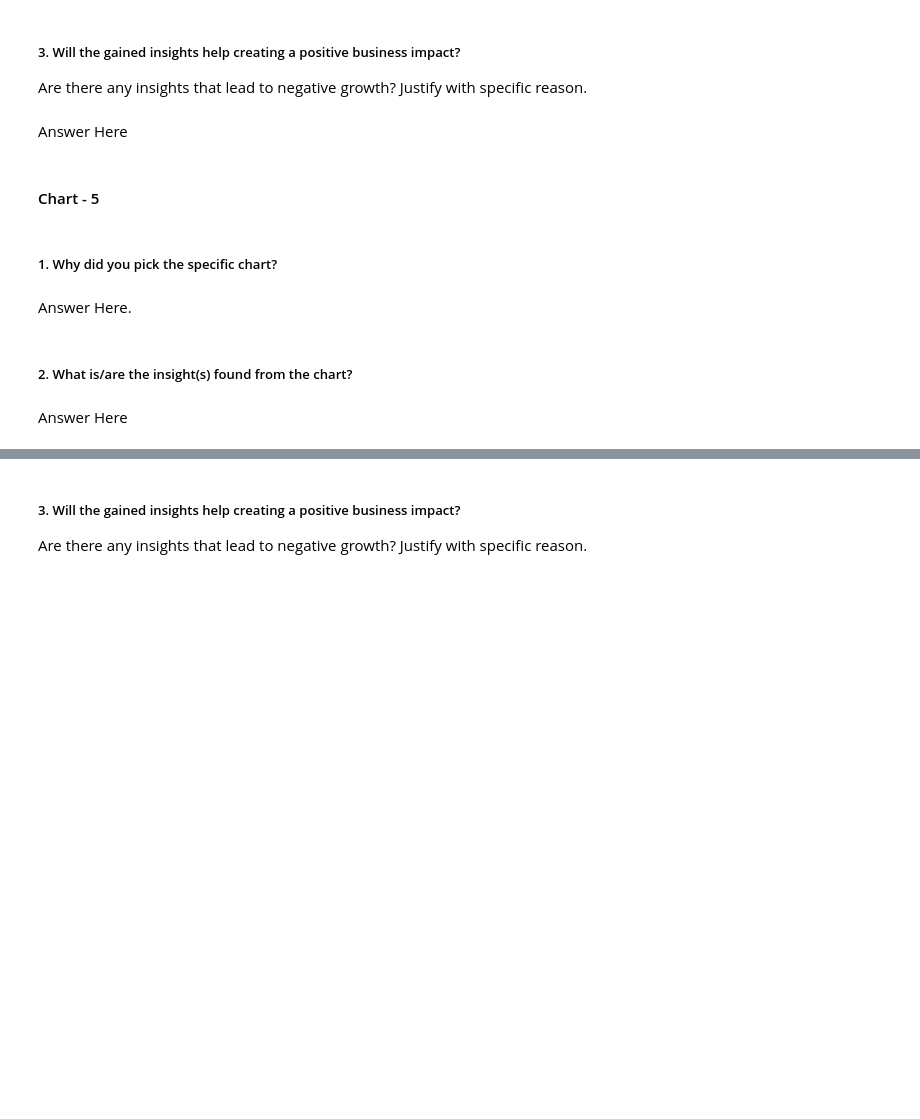
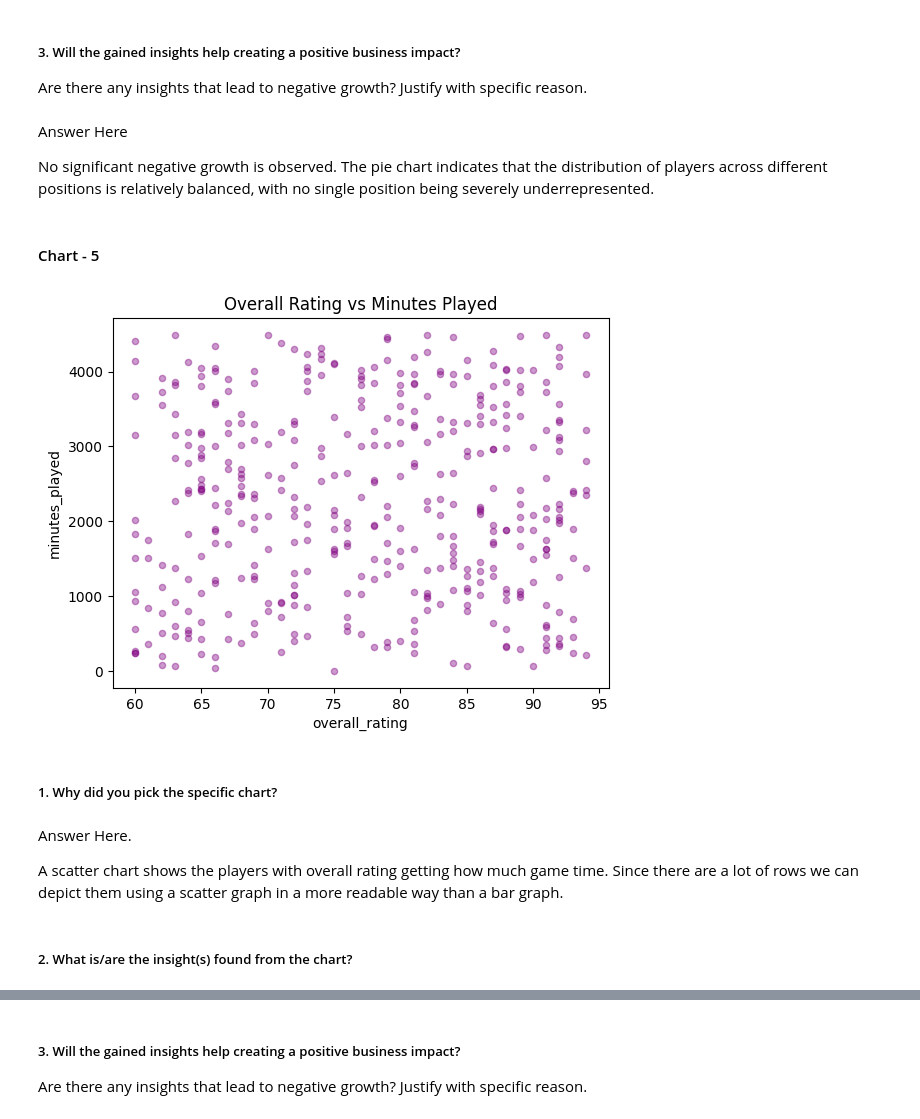
Before and after one commit to kushtagra7/fifa_transfermarket_analysis, a Jupyter notebook: Fifa_TransferMarket_EDA_Project.ipynb, the cells around one changed output, grey strips where cells are left out. Saved outputs shown, nothing was run; the diff lists cells and outputs as text; code cells hidden in the pictures; blank space fills up the shorter version.

```diff
--- a/Fifa_TransferMarket_EDA_Project.ipynb
+++ b/Fifa_TransferMarket_EDA_Project.ipynb
@@ -295,7 +321,9 @@ Answer Here
 # %% [markdown]
 ##### 3. Will the gained insights help creating a positive business impact?
 Are there any insights that lead to negative growth? Justify with specific reason.
-# %% [markdown]
-Answer Here
+# %% [markdown]
+Answer Here
+
+No significant negative growth is observed. The pie chart indicates that the distribution of players across different positions is relatively balanced, with no single position being severely underrepresented.
 # %% [markdown]
 #### Chart - 5
@@ -304,8 +330,17 @@ Answer Here
+# %%
+# Chart - 5 visualization code
+liverpool=df[df['club']=='Liverpool']
+liverpool.plot(kind='scatter', x='overall_rating', y='minutes_played',alpha=0.4, color='purple')
+plt.title('Overall Rating vs Minutes Played')
+plt.xlabel='Overall Rating'
+plt.ylabel='Minuted PLayed'
+# %% [output]
+[figure, added]
 # %% [markdown]
 ##### 1. Why did you pick the specific chart?
-# %% [markdown]
-Answer Here.
+# %% [markdown]
+Answer Here.
+
+A scatter chart shows the players with overall rating getting how much game time. Since there are a lot of rows we can depict them using a scatter graph in a more readable way than a bar graph.
 # %% [markdown]
 ##### 2. What is/are the insight(s) found from the chart?
-# %% [markdown]
-Answer Here
```
Also changed, not shown: parts of 18 cells of this notebook.
